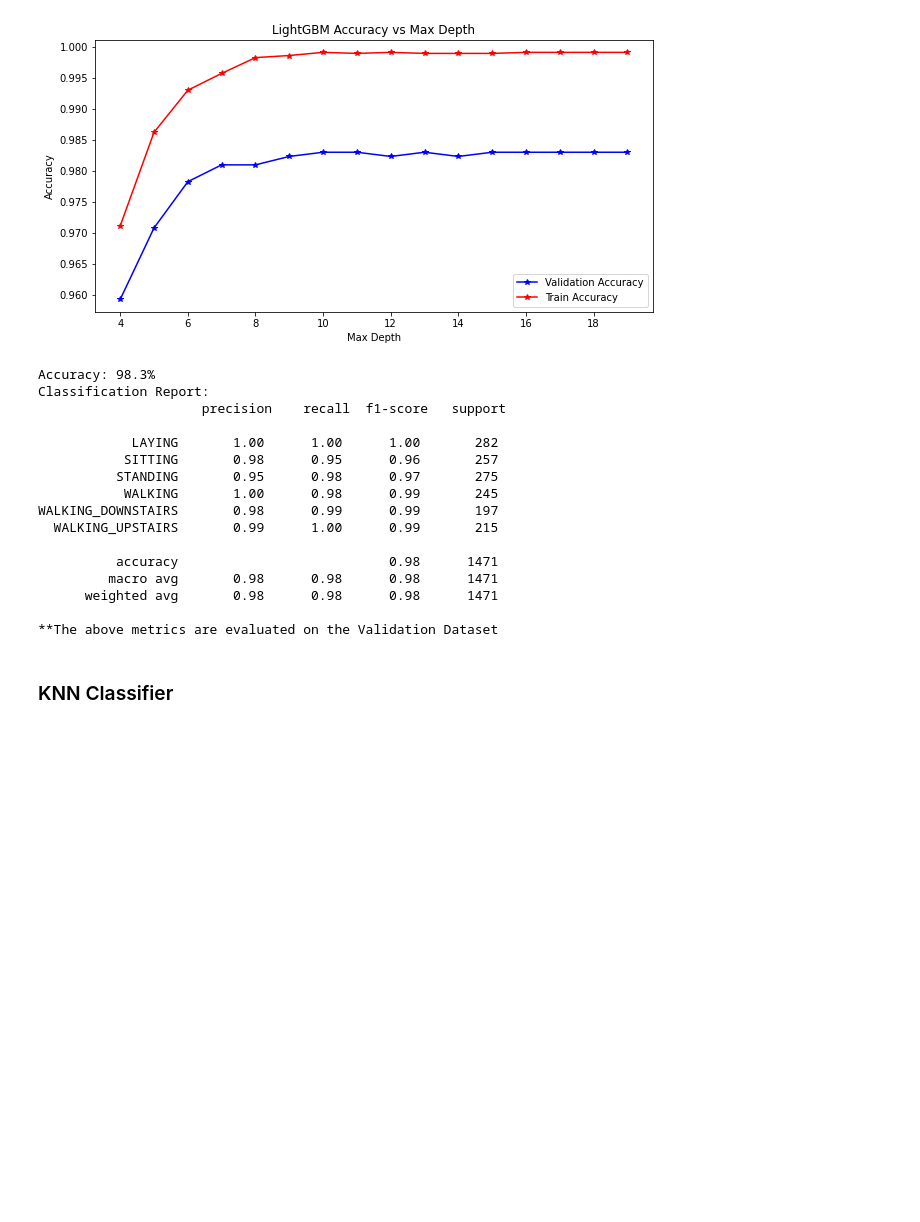
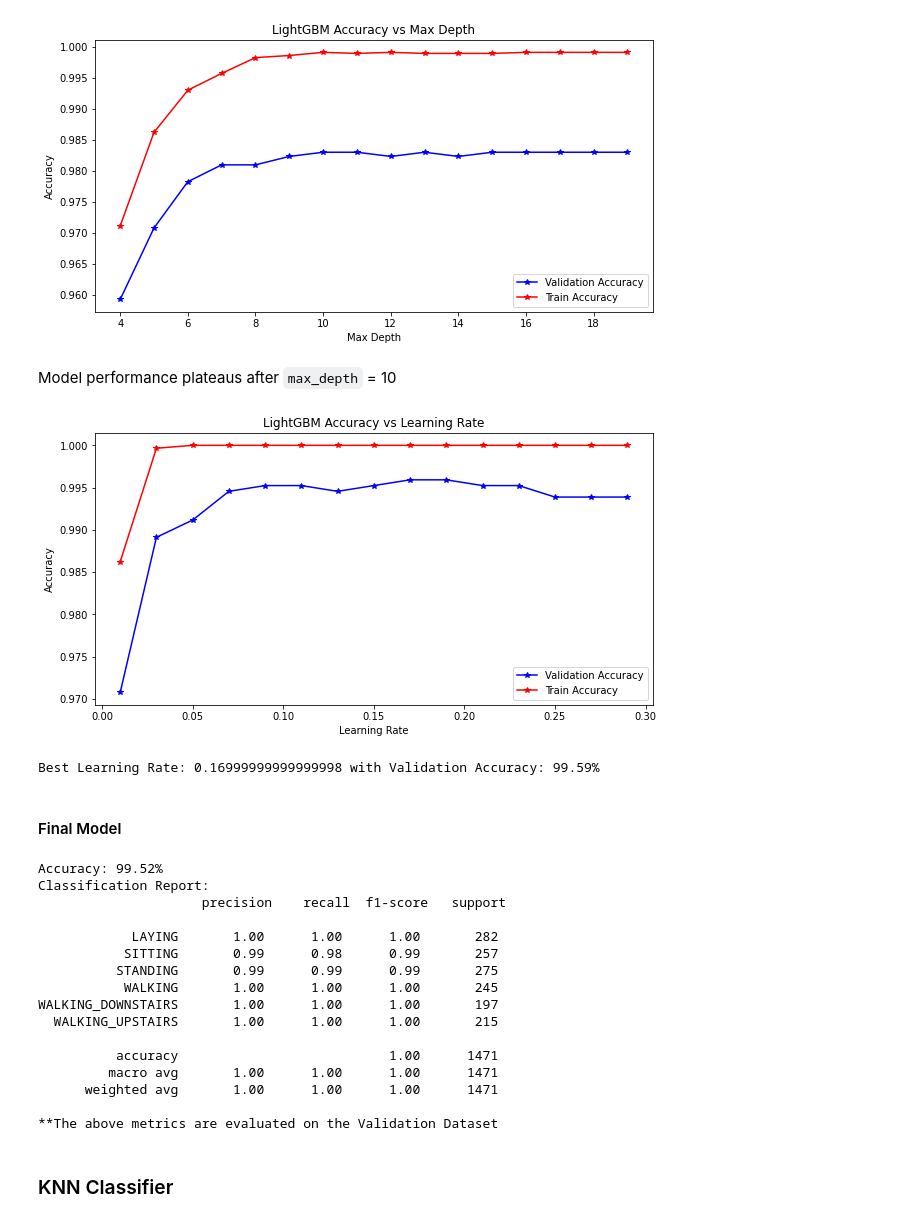
Before and after one commit to sawmill811/Human-Activity-Recognition, a Jupyter notebook: HAR.ipynb, the cells around one changed output. Saved outputs shown, nothing was run; the diff lists cells and outputs as text; code cells hidden in the pictures; blank space fills up the shorter version.

```diff
--- a/main.ipynb
+++ b/HAR.ipynb
@@ -396,3 +450,5 @@ plt.legend()
 plt.show()
 # %% [output]
 [figure]
+# %% [markdown]
+Model performance plateaus after `max_depth` = 10
@@ -399,25 +475,40 @@ plt.show()
+# %%
+plt.figure(figsize=(10,5))
+plt.plot(np.arange(0.01,0.3,0.02), acc_list_val, 'b*-', label="Validation Accuracy")
+plt.plot(np.arange(0.01,0.3,0.02), acc_list_train, 'r*-', label="Train Accuracy")
+plt.title("LightGBM Accuracy vs Learning Rate")
+plt.xlabel("Learning Rate")
+plt.ylabel("Accuracy")
+plt.legend()
+plt.show()
+print("Best Learning Rate:", best_lr, "with Validation Accuracy:", str(np.around(best_acc, decimals=4)*100)+"%")
+# %% [output]
+[figure, added]
+Best Learning Rate: 0.16999999999999998 with Validation Accuracy: 99.59%
+# %% [markdown]
+#### Final Model
 # %%
-lc = lgb.LGBMClassifier(learning_rate = 0.01, max_depth = 10)
+lc = lgb.LGBMClassifier(learning_rate = 0.17, max_depth = 10)
 lc.fit(trainX, trainY)
 pred = lc.predict(valX)
 print("Accuracy:", str(np.around(accuracy_score(valY, pred), decimals=4)*100)+"%")
 print("Classification Report:\n", classification_report(valY, pred, target_names=LE.classes_))
 print("**The above metrics are evaluated on the Validation Dataset")
 # %% [output]
-Accuracy: 98.3%
+Accuracy: 99.52%
 Classification Report:
                      precision    recall  f1-score   support
 
             LAYING       1.00      1.00      1.00       282
-           SITTING       0.98      0.95      0.96       257
-          STANDING       0.95      0.98      0.97       275
-           WALKING       1.00      0.98      0.99       245
-WALKING_DOWNSTAIRS       0.98      0.99      0.99       197
-  WALKING_UPSTAIRS       0.99      1.00      0.99       215
+           SITTING       0.99      0.98      0.99       257
+          STANDING       0.99      0.99      0.99       275
+           WALKING       1.00      1.00      1.00       245
+WALKING_DOWNSTAIRS       1.00      1.00      1.00       197
+  WALKING_UPSTAIRS       1.00      1.00      1.00       215
 
-          accuracy                           0.98      1471
-         macro avg       0.98      0.98      0.98      1471
-      weighted avg       0.98      0.98      0.98      1471
+          accuracy                           1.00      1471
+         macro avg       1.00      1.00      1.00      1471
+      weighted avg       1.00      1.00      1.00      1471
 
 **The above metrics are evaluated on the Validation Dataset
 # %% [markdown]
```
Also changed, not shown: parts of 58 cells of this notebook, 2 other files.
